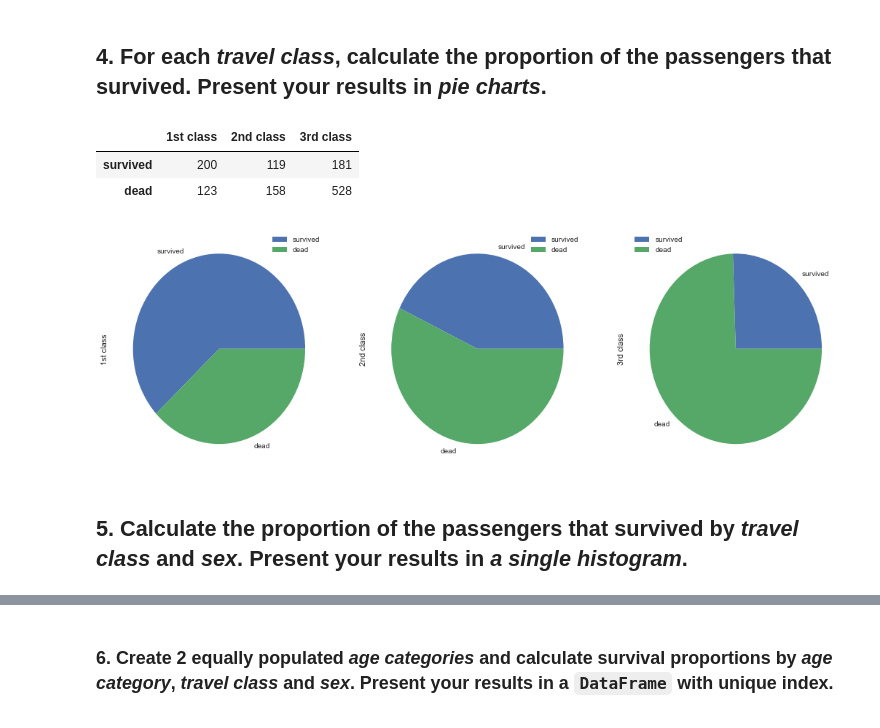
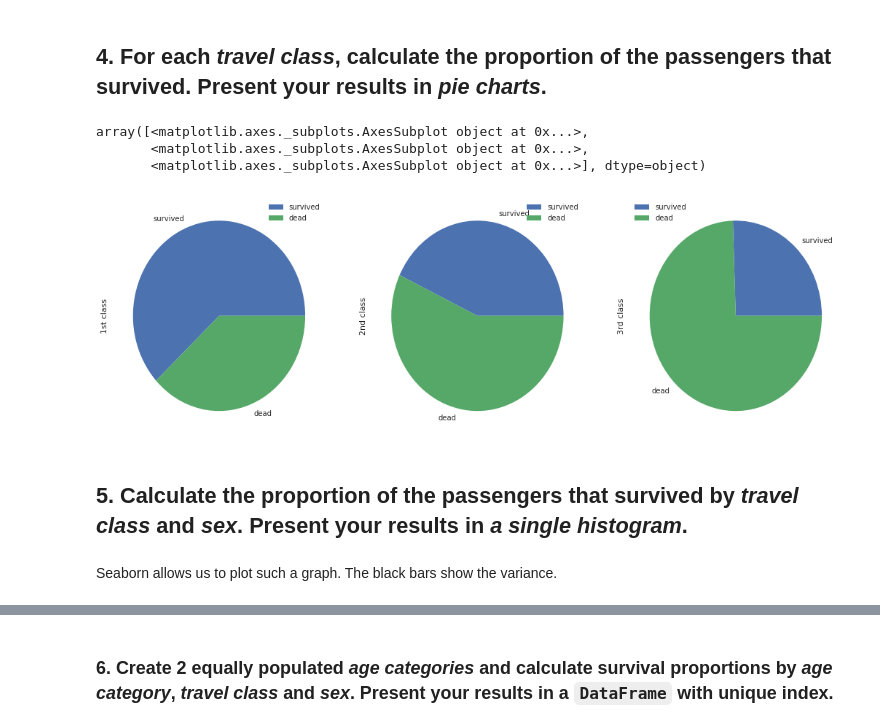
Before and after one commit to gregunz/AppliedDataAnalysis2017, a Jupyter notebook: 01 - Pandas and Data Wrangling/Homework 1.ipynb, the cells around one changed output, grey strips where cells are left out. Cells and saved outputs as stored; diff of their text form; code cells hidden in the pictures.

```diff
--- a/01 - Pandas and Data Wrangling/Homework 1.ipynb
+++ b/01 - Pandas and Data Wrangling/Homework 1.ipynb
@@ -578,17 +582,18 @@ data['cabin'].astype(str).str[0].value_counts()[1:].plot(kind='pie')
 # %%
 df=data.groupby("pclass").survived.agg(["sum", lambda x: len(x) - sum(x)])
 df.columns=["survived", "dead"]
 df=df.T
 df.columns=["1st class", "2nd class", "3rd class"]
 df.plot(kind="pie", subplots=True, figsize=(18, 6))
-df
 # %% [output]
-|  | 1st class | 2nd class | 3rd class |
-| survived | 200 | 119 | 181 |
-| dead | 123 | 158 | 528 |
+array([<matplotlib.axes._subplots.AxesSubplot object at 0x...>,
+       <matplotlib.axes._subplots.AxesSubplot object at 0x...>,
+       <matplotlib.axes._subplots.AxesSubplot object at 0x...>], dtype=object)
-[figure, old version]
+[figure, new version]
 # %% [markdown]
 ## 5. Calculate the proportion of the passengers that survived by *travel class* and *sex*. Present your results in *a single histogram*.
+# %% [markdown]
+Seaborn allows us to plot such a graph. The black bars show the variance.
 # %%
 sns.barplot(x="sex", y="survived", hue="pclass", data=data);
 # %% [output]
```
Also changed, not shown: parts of 16 cells of this notebook.
